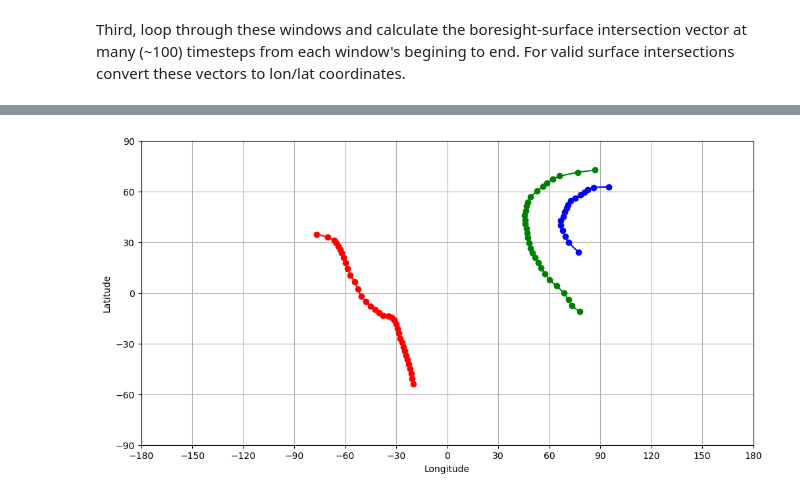
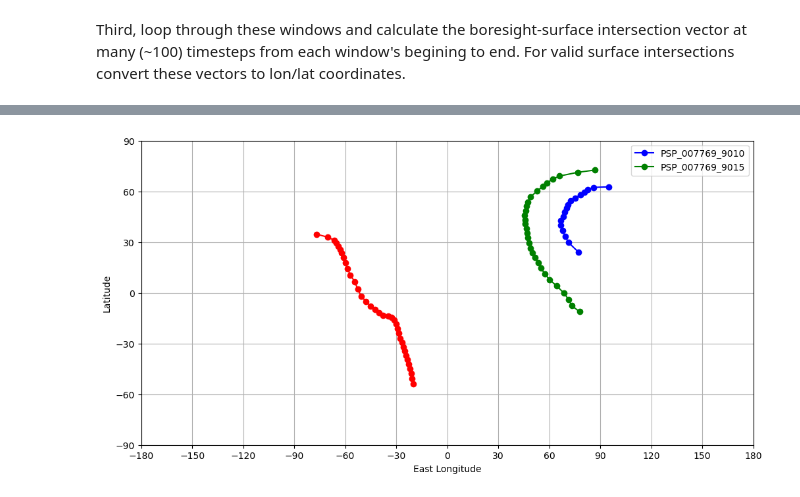
Before and after one commit to shanebyrneonmars/PTYS551_2024, a Jupyter notebook: LAB1/PTYS_551_SPICE_example3_HiRISE_Phobos.ipynb, the cells around one changed output, grey strips where cells are left out. Cells and saved outputs as stored; diff of their text form; code cells hidden in the pictures.

```diff
--- a/LAB1/PTYS_551_SPICE_example3_HiRISE_Phobos.ipynb
+++ b/LAB1/PTYS_551_SPICE_example3_HiRISE_Phobos.ipynb
@@ -124,16 +129,17 @@ for i in range(0,spice.wncard(ww)):
             tracks[i,1,j] = lat*180/np.pi
 # %%
 plt.figure(figsize=(12, 6))
-plt.plot(tracks[0,0,:], tracks[0,1,:], marker='o', linestyle='-', color='b')
+plt.plot(tracks[0,0,:], tracks[0,1,:], marker='o', linestyle='-', color='b',label='PSP_007769_9010')
 plt.plot(tracks[1,0,:], tracks[1,1,:], marker='o', linestyle='-', color='r')
-plt.plot(tracks[2,0,:], tracks[2,1,:], marker='o', linestyle='-', color='g')
+plt.plot(tracks[2,0,:], tracks[2,1,:], marker='o', linestyle='-', color='g',label='PSP_007769_9015')
 plt.xlabel('East Longitude')
 plt.ylabel('Latitude')
 plt.grid(True)
 plt.xlim([-180,180])
 plt.ylim([-90,90])
 plt.xticks(np.arange(-180, 181, 30))
 plt.yticks(np.arange(-90, 91, 30))
+plt.legend()
 plt.show()
 # %% [output]
-[figure, old version]
+[figure, new version]
```
Also changed, not shown: parts of 3 cells of this notebook.
